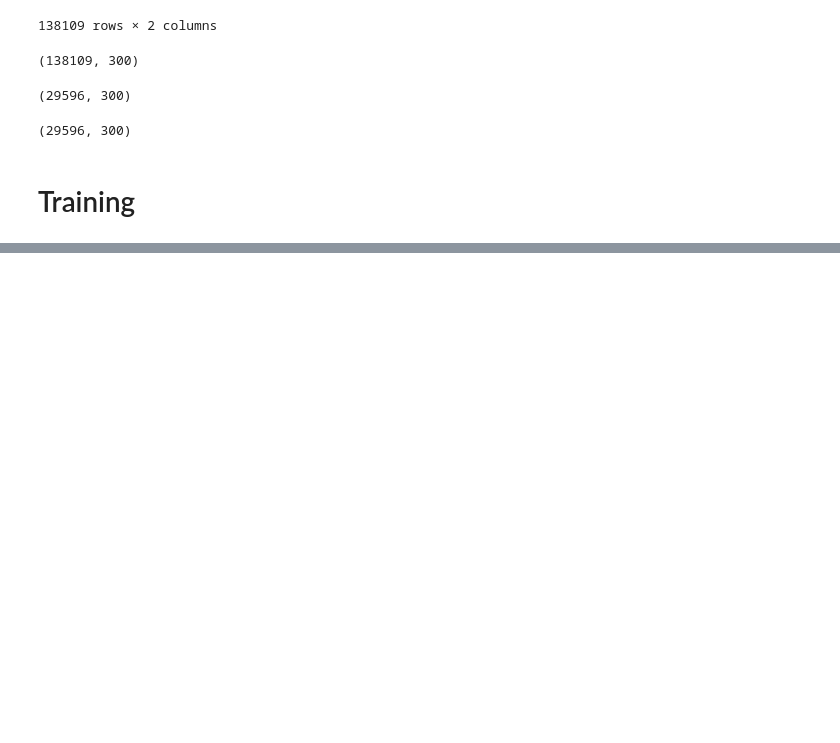
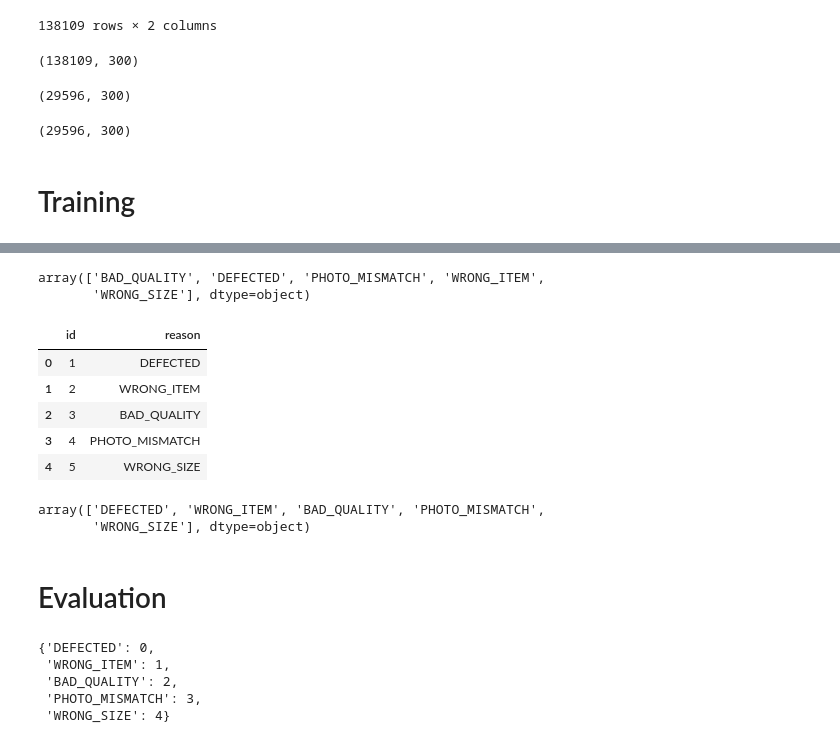
Before and after one commit to KKroliKK/uzum_test_task_2024, a Jupyter notebook: solution/notebooks/baseline.ipynb, the cells around one changed output, grey strips where cells are left out. Cells and saved outputs as stored; diff of their text form; code cells hidden in the pictures; blank space fills up the shorter version.

```diff
--- a/solution/notebooks/baseline.ipynb
+++ b/solution/notebooks/baseline.ipynb
@@ -125,0 +180,40 @@ x_test.shape
+# %%
+best_model.classes_
+# %% [output]
+array(['BAD_QUALITY', 'DEFECTED', 'PHOTO_MISMATCH', 'WRONG_ITEM',
+       'WRONG_SIZE'], dtype=object)
+# %%
+return_reasons_df = pd.read_parquet(RETURN_REASONS_PATH)
+return_reasons_df.head()
+# %% [output]
+|  | id | reason |
+| 0 | 1 | DEFECTED |
+| 1 | 2 | WRONG_ITEM |
+| 2 | 3 | BAD_QUALITY |
+| 3 | 4 | PHOTO_MISMATCH |
+| 4 | 5 | WRONG_SIZE |
+# %%
+rearrange_idxs = [1, 3, 0, 2, 4]
+
+predictions = predictions[:, rearrange_idxs]
+
+classes = best_model.classes_[rearrange_idxs]
+classes
+# %% [output]
+array(['DEFECTED', 'WRONG_ITEM', 'BAD_QUALITY', 'PHOTO_MISMATCH',
+       'WRONG_SIZE'], dtype=object)
+# %% [markdown]
+# Evaluation
+# %%
+label_to_index_dict = {}
+
+for index, reason in enumerate(classes):
+    label_to_index_dict[reason] = index
+
+label_to_index_dict
+# %% [output]
+{'DEFECTED': 0,
+ 'WRONG_ITEM': 1,
+ 'BAD_QUALITY': 2,
+ 'PHOTO_MISMATCH': 3,
+ 'WRONG_SIZE': 4}
```
Also changed, not shown: parts of 14 cells of this notebook, 8 other files.
